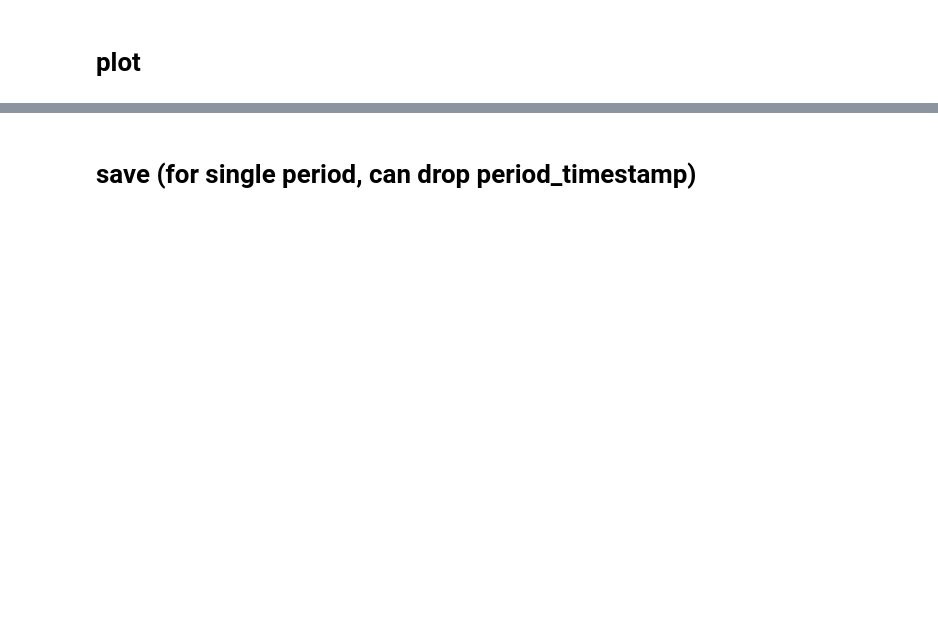
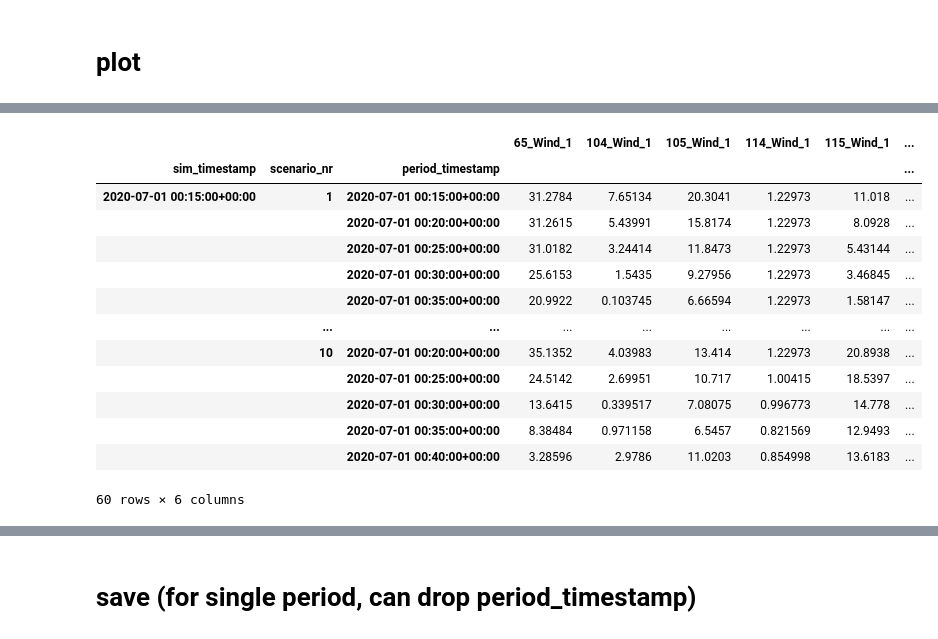
Before and after one commit to NREL/powerscenarios, a Jupyter notebook: notebooks/generate_TAMU_scenarios.ipynb, the cells around one changed output, grey strips where cells are left out. Cells and saved outputs as stored; diff of their text form; code cells hidden in the pictures; blank space fills up the shorter version.

```diff
--- a/notebooks/generate_TAMU_scenarios.ipynb
+++ b/notebooks/generate_TAMU_scenarios.ipynb
@@ -251,2 +254,38 @@ plot_df.iplot()
 # %% [output]
 [interactive output not drawn]
+# %%
+# one scenario
+# choose sim_timestamp for which to plot a scenario
+sim_timestamp = sim_timestamps[0]
+# choose scenario to plot
+scenario_nr =1
+
+
+all_scenarios_df
+all_scenarios_df.loc[sim_timestamp,scenario_nr].iplot()
+# # all needed period timestamps: t0,t1,...
+# timestamps = pd.date_range(
+#     start=sim_timestamp - pd.Timedelta("5min"), periods=n_periods + 1, freq="5min"
+# )
+# plot_df = pd.DataFrame(index=timestamps, columns=range(1, n_scenarios + 1),)
+# for scenario_nr in range(1, n_scenarios + 1):
+#     s = all_scenarios_df.loc[(sim_timestamp, scenario_nr,)].sum(axis=1)
+#     s.loc[timestamps[0]] = grid.actuals.loc[timestamps[0]].loc["TotalPower"]
+
+#     plot_df[scenario_nr] = s
+# plot_df.iplot(xTitle="Time", yTitle="MW", title="10 scenarios of total wind power")
+# %% [output]
+|  |  |  | 65_Wind_1 | 104_Wind_1 | 105_Wind_1 | 114_Wind_1 | 115_Wind_1 | ... |
+| sim_timestamp | scenario_nr | period_timestamp |  |  |  |  |  | ... |
+| 2020-07-01 00:15:00+00:00 | 1 | 2020-07-01 00:15:00+00:00 | 31.2784 | 7.65134 | 20.3041 | 1.22973 | 11.018 | ... |
+|  |  | 2020-07-01 00:20:00+00:00 | 31.2615 | 5.43991 | 15.8174 | 1.22973 | 8.0928 | ... |
+|  |  | 2020-07-01 00:25:00+00:00 | 31.0182 | 3.24414 | 11.8473 | 1.22973 | 5.43144 | ... |
+|  |  | 2020-07-01 00:30:00+00:00 | 25.6153 | 1.5435 | 9.27956 | 1.22973 | 3.46845 | ... |
+|  |  | 2020-07-01 00:35:00+00:00 | 20.9922 | 0.103745 | 6.66594 | 1.22973 | 1.58147 | ... |
+|  | ... | ... | ... | ... | ... | ... | ... | ... |
+|  | 10 | 2020-07-01 00:20:00+00:00 | 35.1352 | 4.03983 | 13.414 | 1.22973 | 20.8938 | ... |
+|  |  | 2020-07-01 00:25:00+00:00 | 24.5142 | 2.69951 | 10.717 | 1.00415 | 18.5397 | ... |
+|  |  | 2020-07-01 00:30:00+00:00 | 13.6415 | 0.339517 | 7.08075 | 0.996773 | 14.778 | ... |
+|  |  | 2020-07-01 00:35:00+00:00 | 8.38484 | 0.971158 | 6.5457 | 0.821569 | 12.9493 | ... |
+|  |  | 2020-07-01 00:40:00+00:00 | 3.28596 | 2.9786 | 11.0203 | 0.854998 | 13.6183 | ... |
+60 rows × 6 columns
```
Also changed, not shown: parts of 13 cells of this notebook, 1 other file.
